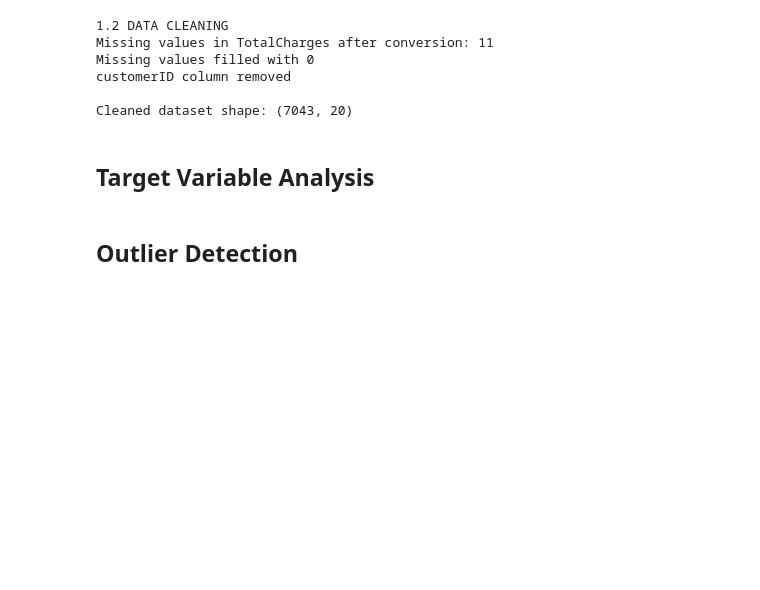
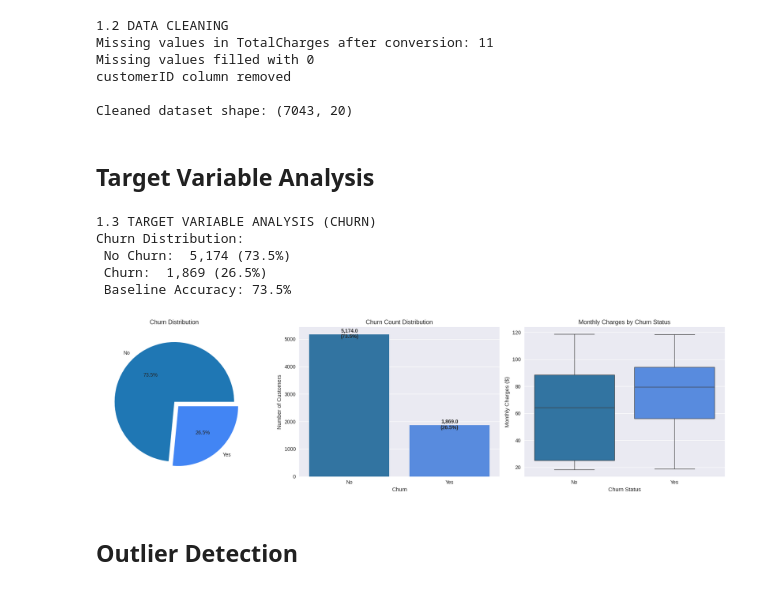
Before and after one commit to Saniru2006/Telco_Customer_Churn_2425606, a Jupyter notebook: CM2604_2425606_ICW.ipynb, the cells around one changed output. Drawn from its saved outputs; the diff is of its cells as text; code cells hidden in the pictures; blank space fills up the shorter version.

Commit message:
Target Variable Analysis - (Churn), visualization of target distribution Outlier Detection of numerical columns

```diff
--- a/CM2604_2425606_ICW.ipynb
+++ b/CM2604_2425606_ICW.ipynb
@@ -159,5 +159,48 @@ customerID column removed
 Cleaned dataset shape: (7043, 20)
 # %% [markdown]
 ## Target Variable Analysis
+# %%
+print("\n1.3 TARGET VARIABLE ANALYSIS (CHURN)")
+
+churn_counts = df_clean['Churn'].value_counts()
+churn_percentage = df_clean['Churn'].value_counts(normalize=True) * 100
+
+print(f"Churn Distribution:")
+print(f" No Churn: {churn_counts['No']:>6,} ({churn_percentage['No']:.1f}%)")
+print(f" Churn: {churn_counts['Yes']:>6,} ({churn_percentage['Yes']:.1f}%)")
+print(f" Baseline Accuracy: {churn_percentage['No']:.1f}%")
+
+# Visualize target distribution
+fig, axes = plt.subplots(1, 3, figsize=(18, 5))
+
+# Pie chart
+axes[0].pie(churn_counts.values, labels=churn_counts.index, autopct='%1.1f%%',
+            colors=['#1f77b4','#4285f4'], explode=[0, 0.1])
+axes[0].set_title('Churn Distribution')
+
+# Bar chart
+sns.countplot(data=df_clean, x='Churn', ax=axes[1], palette={'No': '#1f77b4', 'Yes': '#4285f4'})
+axes[1].set_title('Churn Count Distribution')
+axes[1].set_ylabel('Number of Customers')
+for p in axes[1].patches:
+    axes[1].text(p.get_x() + p.get_width()/2., p.get_height() + 20,
+                f'{p.get_height():,}\n({p.get_height()/len(df_clean)*100:.1f}%)',
+                ha='center', va='center', fontweight='bold')
+
+# Monthly Charges by Churn Status (Box plot)
+sns.boxplot(data=df_clean, x='Churn', y='MonthlyCharges', ax=axes[2], palette={'No': '#1f77b4', 'Yes': '#4285f4'})
+axes[2].set_title('Monthly Charges by Churn Status')
+axes[2].set_xlabel('Churn Status')
+axes[2].set_ylabel('Monthly Charges ($)')
+
+plt.tight_layout()
+plt.show()
+# %% [output]
+1.3 TARGET VARIABLE ANALYSIS (CHURN)
+Churn Distribution:
+ No Churn:  5,174 (73.5%)
+ Churn:  1,869 (26.5%)
+ Baseline Accuracy: 73.5%
+[figure, added]
 # %% [markdown]
 ## Outlier Detection
```
Also changed, not shown: parts of 1 cell of this notebook.
